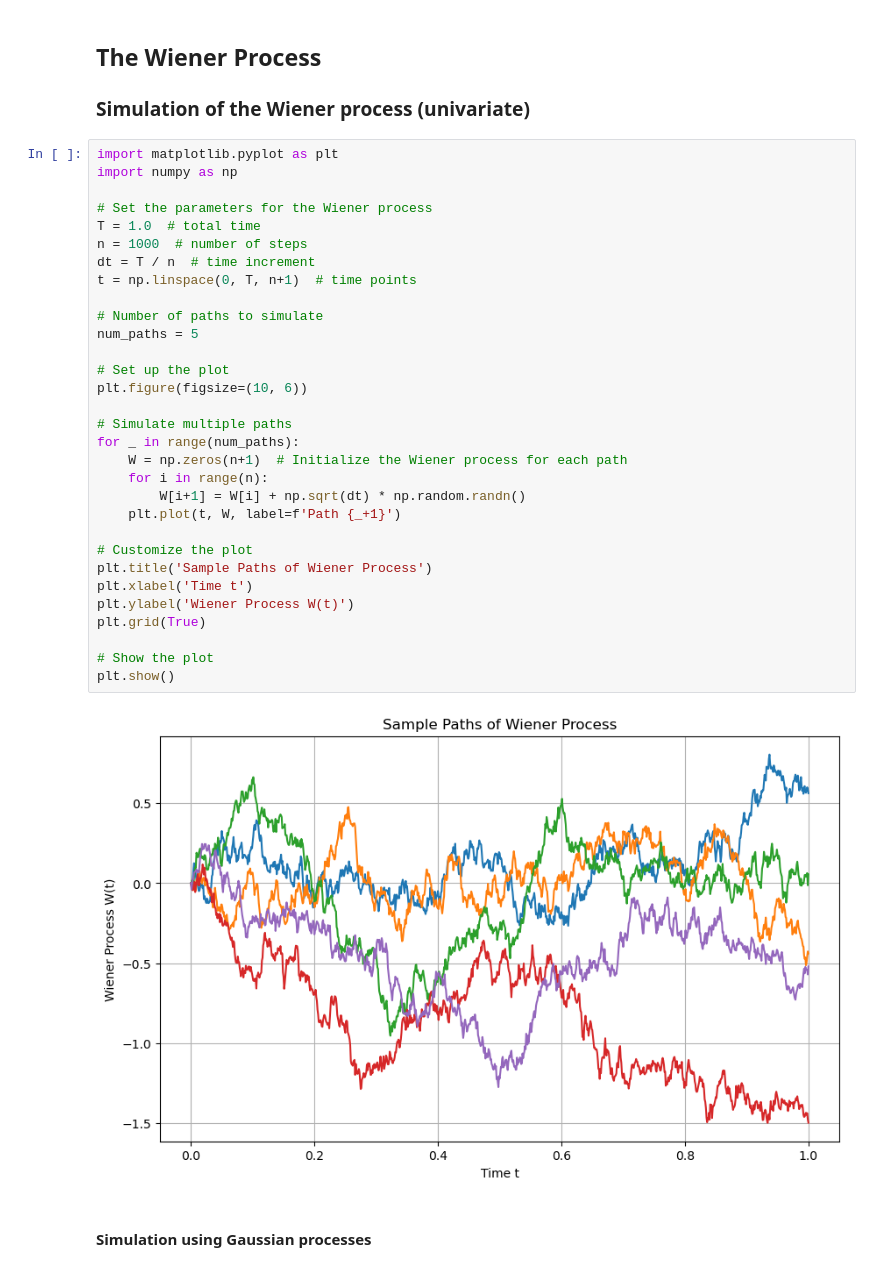
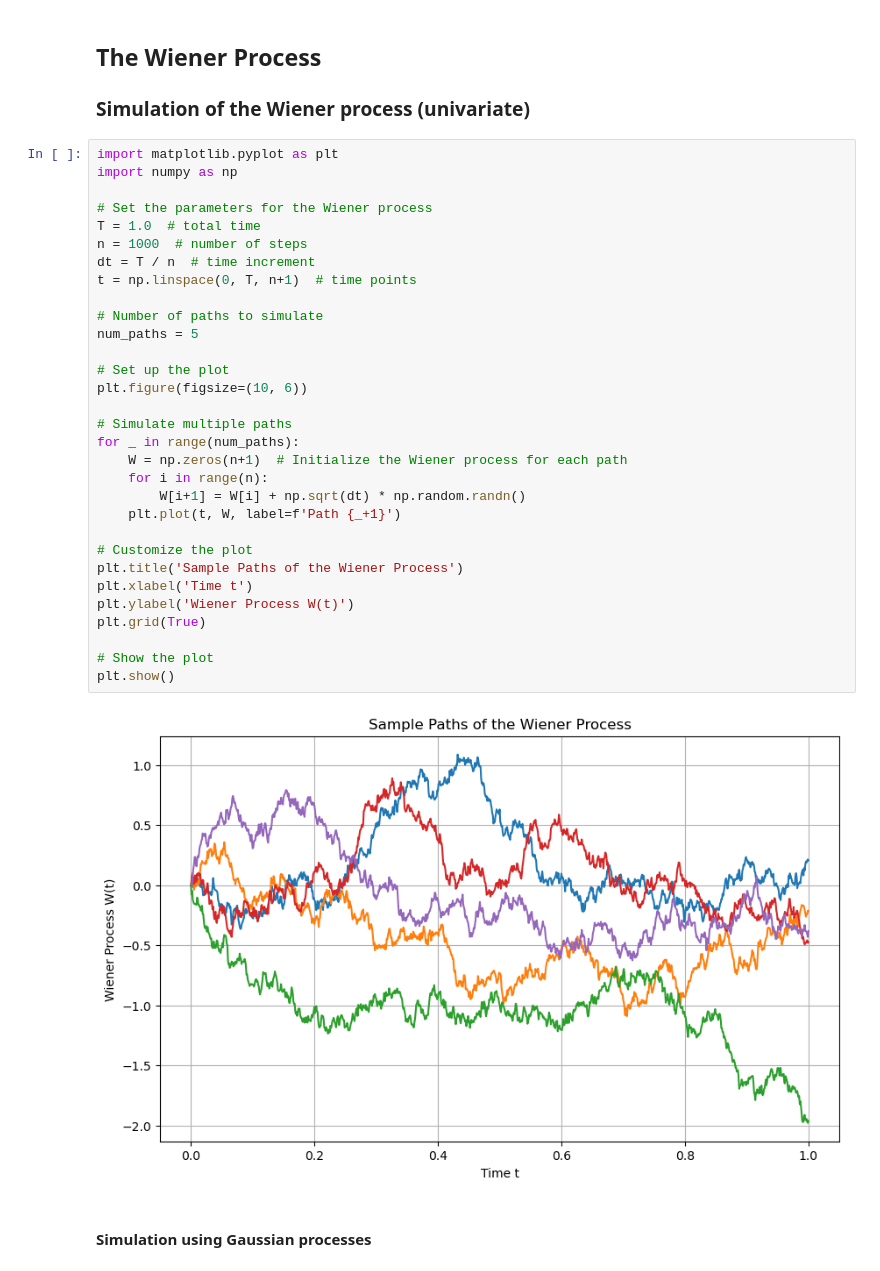
Before and after one commit to xaviweise/aaat, a Jupyter notebook: _build/jupyter_execute/notebooks/stochastic_calculus.ipynb, the cells around one changed output. Drawn from its saved outputs; the diff is of its cells as text.

```diff
--- a/_build/jupyter_execute/notebooks/stochastic_calculus.ipynb
+++ b/_build/jupyter_execute/notebooks/stochastic_calculus.ipynb
@@ -86,35 +86,35 @@ plt.show()
 import matplotlib.pyplot as plt
 import numpy as np
 
 # Set the parameters for the Wiener process
 T = 1.0  # total time
 n = 1000  # number of steps
 dt = T / n  # time increment
 t = np.linspace(0, T, n+1)  # time points
 
 # Number of paths to simulate
 num_paths = 5
 
 # Set up the plot
 plt.figure(figsize=(10, 6))
 
 # Simulate multiple paths
 for _ in range(num_paths):
     W = np.zeros(n+1)  # Initialize the Wiener process for each path
     for i in range(n):
         W[i+1] = W[i] + np.sqrt(dt) * np.random.randn()
     plt.plot(t, W, label=f'Path {_+1}')
 
 # Customize the plot
-plt.title('Sample Paths of Wiener Process')
+plt.title('Sample Paths of the Wiener Process')
 plt.xlabel('Time t')
 plt.ylabel('Wiener Process W(t)')
 plt.grid(True)
 
 # Show the plot
 plt.show()
 # %% [output]
-[figure, old version]
+[figure, new version]
 # %% [markdown]
 #### Simulation using Gaussian processes
 # %%
```
Also changed, not shown: 7 other files.
